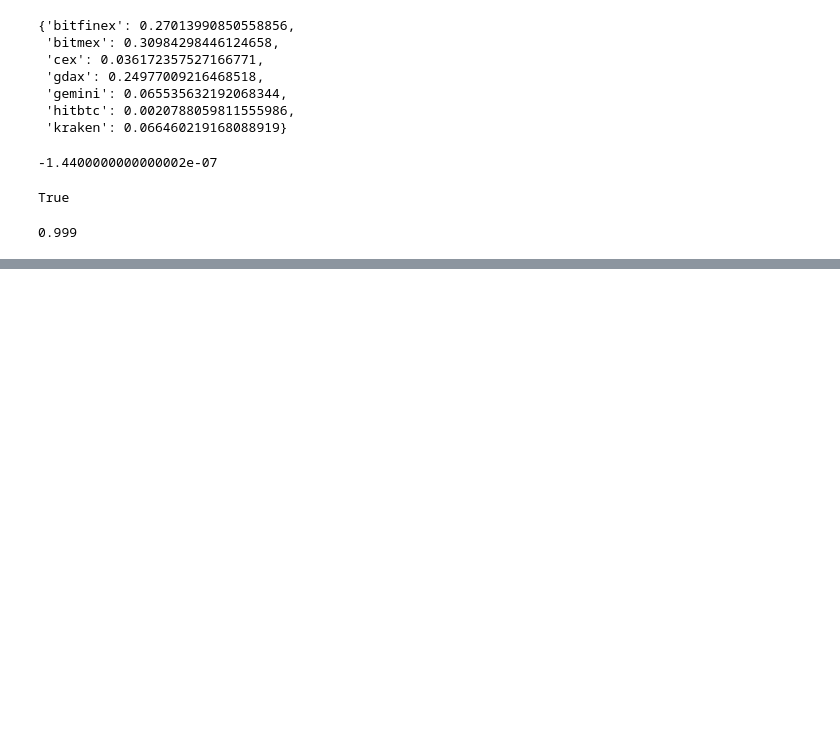
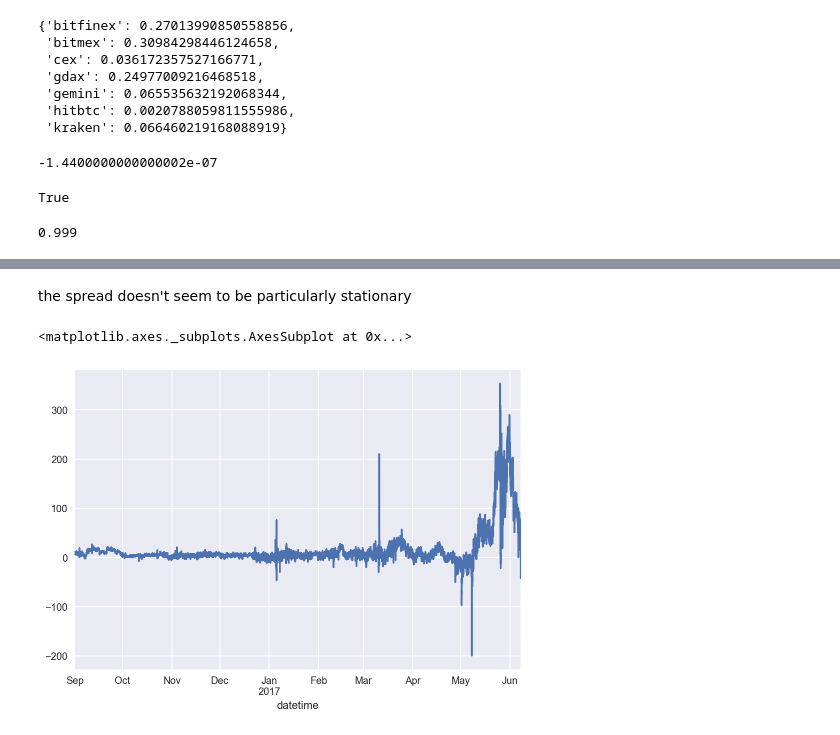
Before and after one commit to asdfkjahsdf/price_discovery, a Jupyter notebook: notebook.ipynb, the cells around one changed output, grey strips where cells are left out. Drawn from its saved outputs; the diff is of its cells as text; code cells hidden in the pictures; blank space fills up the shorter version.

```diff
--- a/notebook.ipynb
+++ b/notebook.ipynb
@@ -811,0 +827,7 @@ True
+# %% [markdown]
+the spread doesn't seem to be particularly stationary
+# %%
+(cex_5min["2016-09-01":"2017-06-07"] - gemini_5min["2016-09-01":"2017-06-07"]).plot()
+# %% [output]
+<matplotlib.axes._subplots.AxesSubplot at 0x...>
+[figure, added]
```
Also changed, not shown: parts of 3 cells of this notebook, 2 other files.
